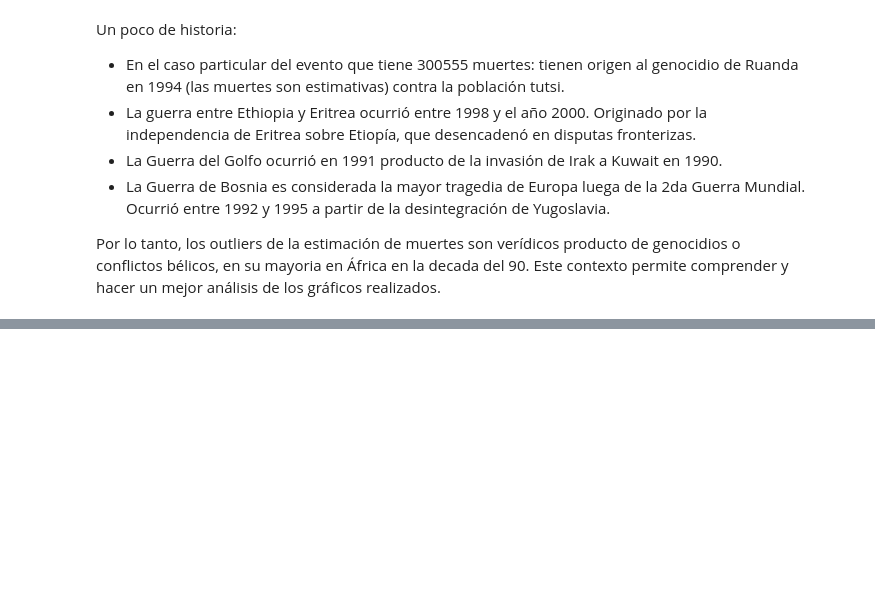
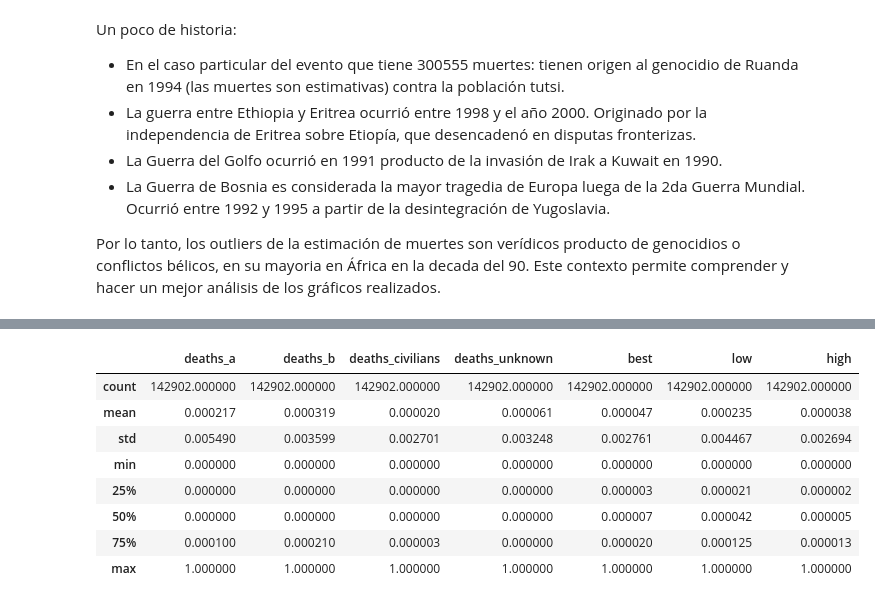
Before and after one commit to SantiagoCasado/CEIA_Analisis_Datos, a Jupyter notebook: add_tp1.ipynb, the cells around one changed output, grey strips where cells are left out. Saved outputs shown, nothing was run; the diff lists cells and outputs as text; code cells hidden in the pictures; blank space fills up the shorter version.

```diff
--- a/add_tp1.ipynb
+++ b/add_tp1.ipynb
@@ -911,0 +942,6 @@ Por lo tanto, los outliers de la estimación de muertes son verídicos producto
+# %%
+# Normalización (Min-Max)
+scaler = MinMaxScaler()
+df_normalized = pd.DataFrame(scaler.fit_transform(df_subset), columns=df_subset.columns)
+print("\nNormaizado:")
+df_normalized.head()
@@ -911,0 +956,12 @@ Por lo tanto, los outliers de la estimación de muertes son verídicos producto
+# %%
+df_normalized.describe()
+# %% [output]
+|  | deaths_a | deaths_b | deaths_civilians | deaths_unknown | best | low | high |
+| count | 142902.000000 | 142902.000000 | 142902.000000 | 142902.000000 | 142902.000000 | 142902.000000 | 142902.000000 |
+| mean | 0.000217 | 0.000319 | 0.000020 | 0.000061 | 0.000047 | 0.000235 | 0.000038 |
+| std | 0.005490 | 0.003599 | 0.002701 | 0.003248 | 0.002761 | 0.004467 | 0.002694 |
+| min | 0.000000 | 0.000000 | 0.000000 | 0.000000 | 0.000000 | 0.000000 | 0.000000 |
+| 25% | 0.000000 | 0.000000 | 0.000000 | 0.000000 | 0.000003 | 0.000021 | 0.000002 |
+| 50% | 0.000000 | 0.000000 | 0.000000 | 0.000000 | 0.000007 | 0.000042 | 0.000005 |
+| 75% | 0.000100 | 0.000210 | 0.000003 | 0.000000 | 0.000020 | 0.000125 | 0.000013 |
+| max | 1.000000 | 1.000000 | 1.000000 | 1.000000 | 1.000000 | 1.000000 | 1.000000 |
```
Also changed, not shown: parts of 10 cells of this notebook.
